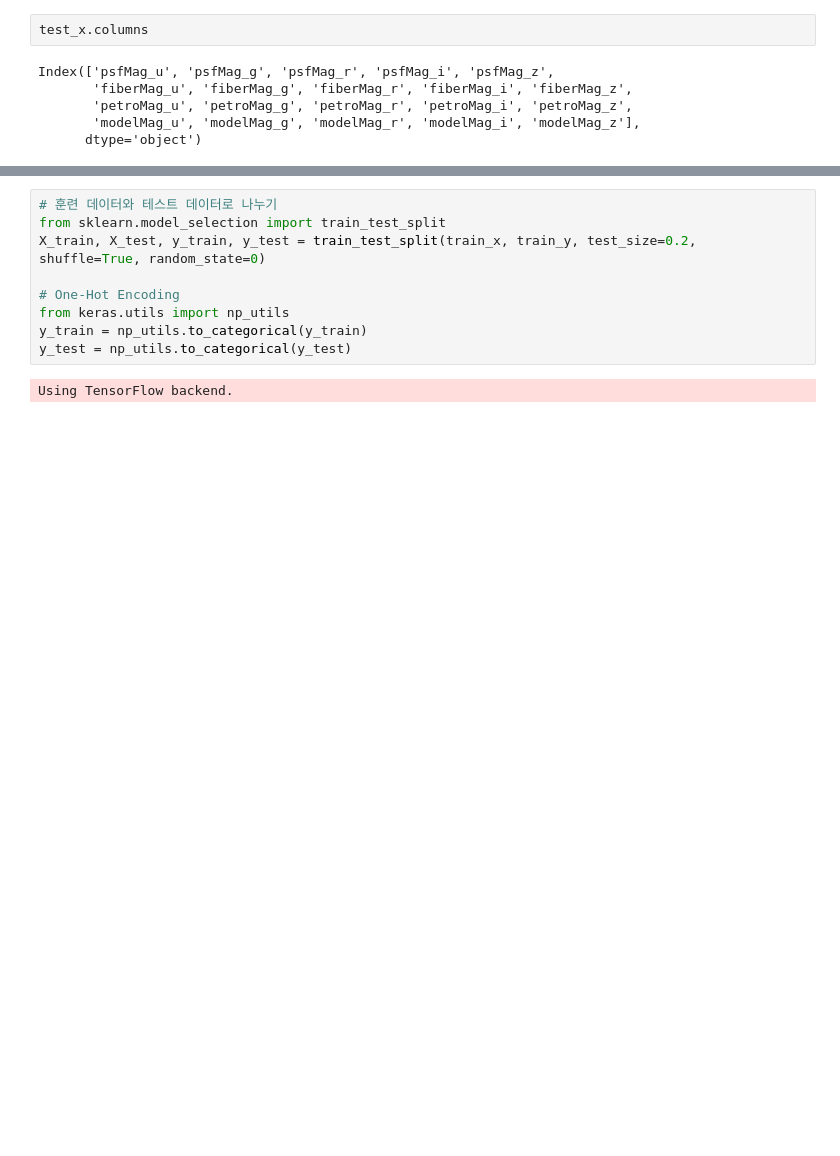
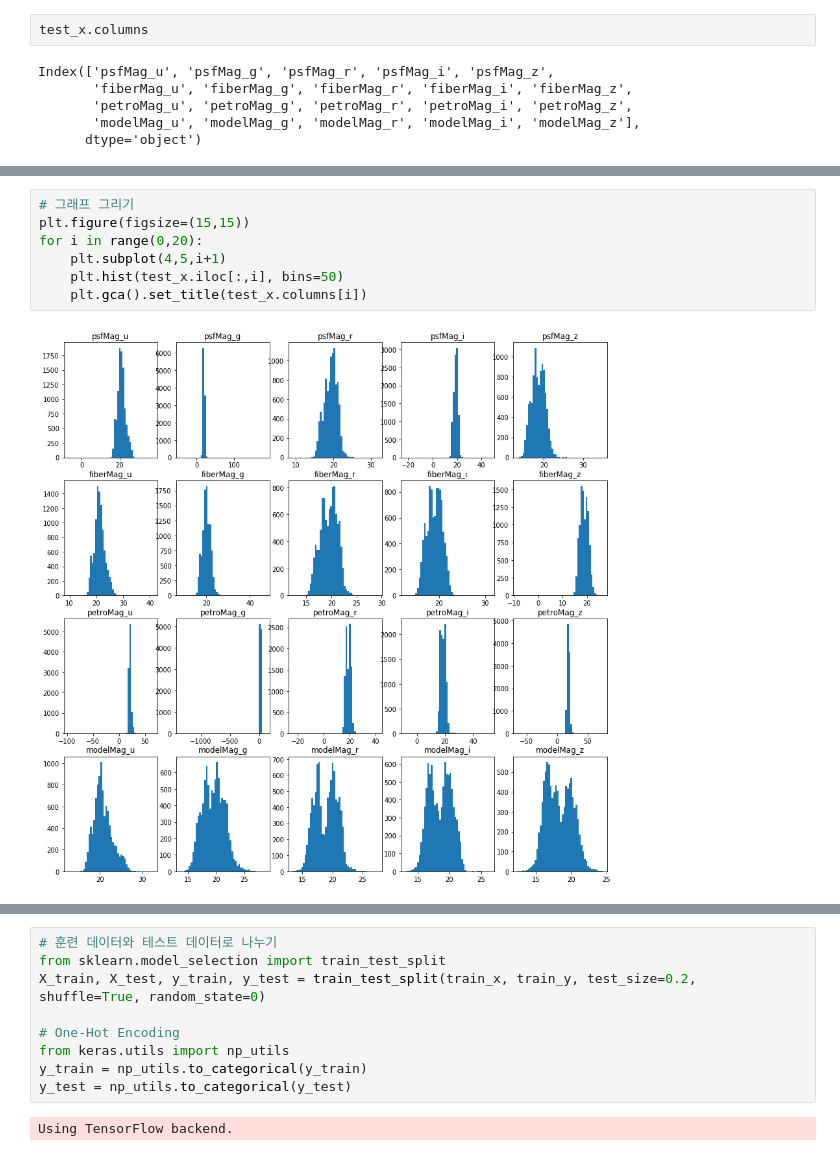
Before and after one commit to moonseokho85/orb_type_classifier, a Jupyter notebook: orb23_DNN8.ipynb, the cells around one changed output, grey strips where cells are left out. Saved outputs shown, nothing was run; the diff lists cells and outputs as text; blank space fills up the shorter version.

```diff
--- a/orb23_DNN8.ipynb
+++ b/orb23_DNN8.ipynb
@@ -113,0 +90,9 @@ array([[<matplotlib.axes._subplots.AxesSubplot object at 0x...>,
+# %%
+# 그래프 그리기
+plt.figure(figsize=(15,15))
+for i in range(0,20):
+    plt.subplot(4,5,i+1)
+    plt.hist(test_x.iloc[:,i], bins=50)
+    plt.gca().set_title(test_x.columns[i])
+# %% [output]
+[figure, added]
```
Also changed, not shown: parts of 7 cells of this notebook.
